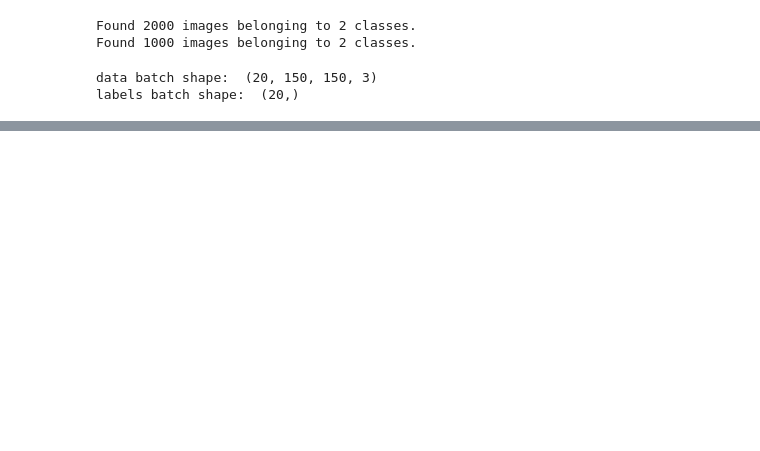
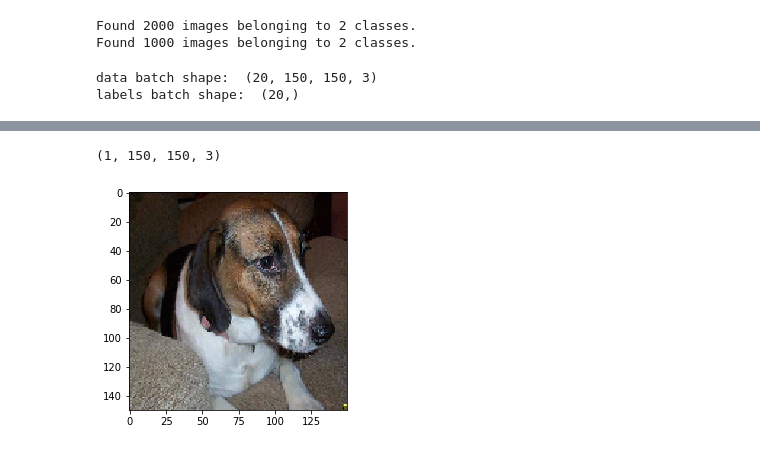
Before and after one commit to QQ876684433/AI_Learning, a Jupyter notebook: Python深度学习/5_2.ipynb, the cells around one changed output, grey strips where cells are left out. Cells and saved outputs as stored; diff of their text form; code cells hidden in the pictures; blank space fills up the shorter version.

```diff
--- a/Python深度学习/5_2.ipynb
+++ b/Python深度学习/5_2.ipynb
@@ -188,0 +198,16 @@ plt.show()
+# %%
+from keras.preprocessing import image
+
+fnames = [os.path.join(train_cats_dir, fname) for fname in os.listdir(train_cats_dir)]
+img_path = fnames[10]  # select one image to show
+img = image.load_img(img_path, target_size=(150, 150))
+x = image.img_to_array(img)  # 将其转换为形状 (150, 150, 3) 的 Numpy 数组
+x = x.reshape((1,) + x.shape)  # 将其形状改变为 (1, 150, 150, 3)
+i = 1
+for batch in datagen.flow(x, batch_size=1):
+    plt.figure(i)
+    imgplot = plt.imshow(image.array_to_img(batch[0]))
+    i += 1
+    if i % 5 == 0:  # 生成随机变换后的图像批量。循环是无限的，因此你需要在某个时刻终止循环
+        break
+plt.show()
@@ -188,0 +553,15 @@ plt.show()
+# %%
+img = image.load_img(os.path.join(train_dogs_dir,
+                                  os.listdir(train_dogs_dir)[0]),
+                     target_size=(150, 150))
+img_tensor = image.array_to_img(img)
+img_tensor = np.expand_dims(img_tensor, axis=0)
+img_tensor = img_tensor / 255.
+print(img_tensor.shape)
+# %% [output]
+(1, 150, 150, 3)
+# %%
+plt.imshow(img_tensor[0])
+plt.show()
+# %% [output]
+[figure, added]
```
Also changed, not shown: parts of 24 cells of this notebook, 2 other files.
